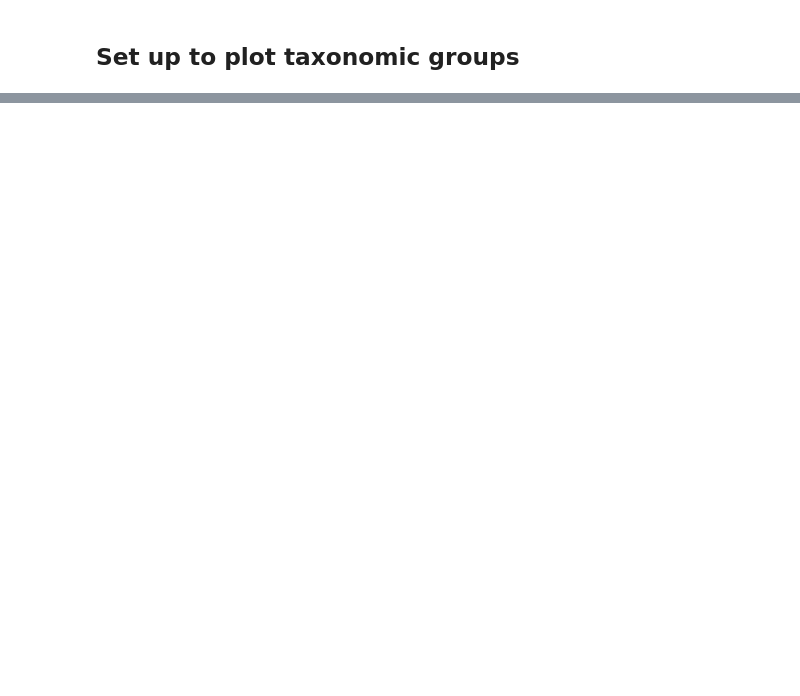
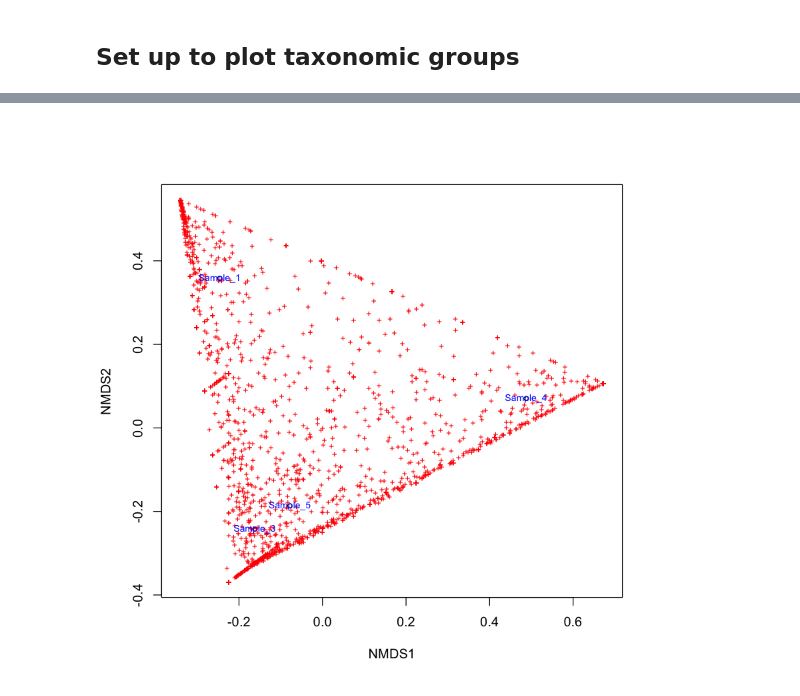
Before and after one commit to shu251/PreliminaryFigures_V4_tagseq, a Jupyter notebook: OTUtable_to_PrelimFigs_R.ipynb, the cells around one changed output, grey strips where cells are left out. Drawn from its saved outputs; the diff is of its cells as text; code cells hidden in the pictures; blank space fills up the shorter version.

```diff
--- a/OTUtable_to_PrelimFigs_R.ipynb
+++ b/OTUtable_to_PrelimFigs_R.ipynb
@@ -204,0 +348,4 @@ ggplot(data.agg[order(data.agg$tax),], aes(y=x,fill=tax,x=Samples))+geom_bar(pos
+# %%
+# use subsampled data
+head(subsampled[1:2,])
+num_only<-subsampled[1:4] # select numerics only
@@ -204,0 +356,5 @@ ggplot(data.agg[order(data.agg$tax),], aes(y=x,fill=tax,x=Samples))+geom_bar(pos
+# %%
+# Again (since re removed Sample 2) remove whole rows that equal zero
+rowsum<-apply(num_only,1,sum)
+num_only_no0 = num_only[ rowsum>0, ]
+dim(num_only_no0)
@@ -204,0 +363,6 @@ ggplot(data.agg[order(data.agg$tax),], aes(y=x,fill=tax,x=Samples))+geom_bar(pos
+# %%
+# Normalize by calculating relative abundance
+#tmp<-num_only_no0[1:200,] # take the top 200 OTUs (to reduce run time of NMDS for this tutorial)
+relabun <- decostand(num_only_no0, MARGIN=2, method = "total")
+colSums(relabun) # check! should all equal 1.
+t.relabun<-t(relabun) # transform
@@ -204,0 +378,8 @@ ggplot(data.agg[order(data.agg$tax),], aes(y=x,fill=tax,x=Samples))+geom_bar(pos
+# %%
+# Calculate MDS with Bray-Curtis dissimilarity matrix
+NMDS=metaMDS(t.relabun,distance="bray",k=2)
+# Because this is trial data, an error will be reported. This should not happen with larger datasets
+#head(NMDS$points)
+#head(NMDS$stress)
+#stressplot(NMDS)
+# Note that this approach will generate positions of samples (communities) in a multidimensional space using a reduced number of dimensions (2) for visualization purposes.
@@ -204,0 +407,7 @@ ggplot(data.agg[order(data.agg$tax),], aes(y=x,fill=tax,x=Samples))+geom_bar(pos
+# %%
+# Basic option to plot:
+plot(NMDS)
+orditorp(NMDS,display="sites",col="blue") #label samples
+#black circles are the OTUs
+# %% [output]
+[figure, added]
```
Also changed, not shown: parts of 35 cells of this notebook, 2 other files.
